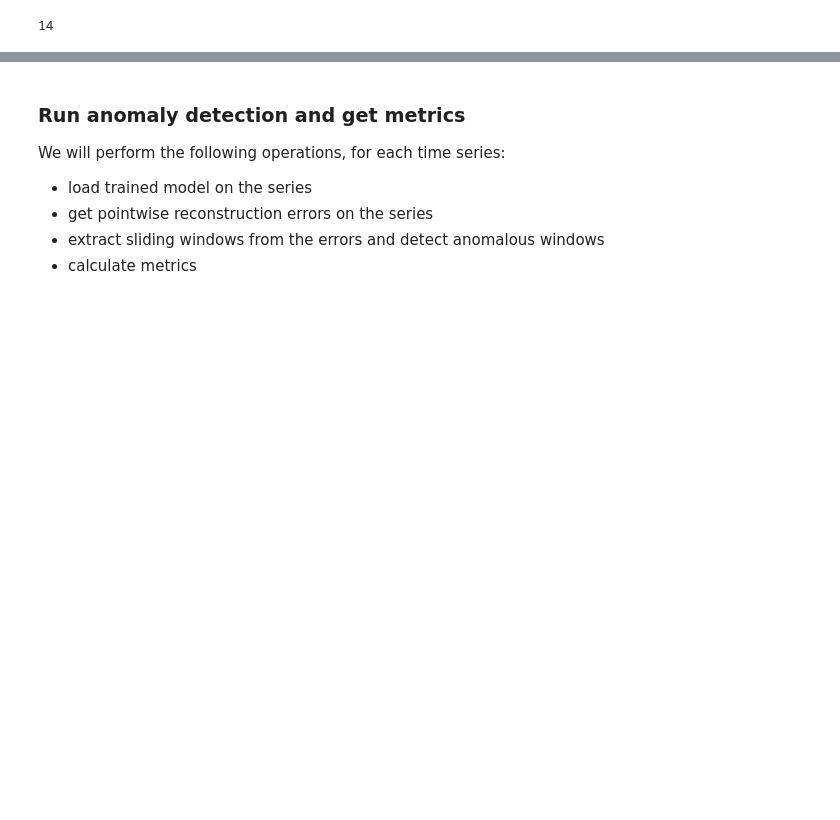
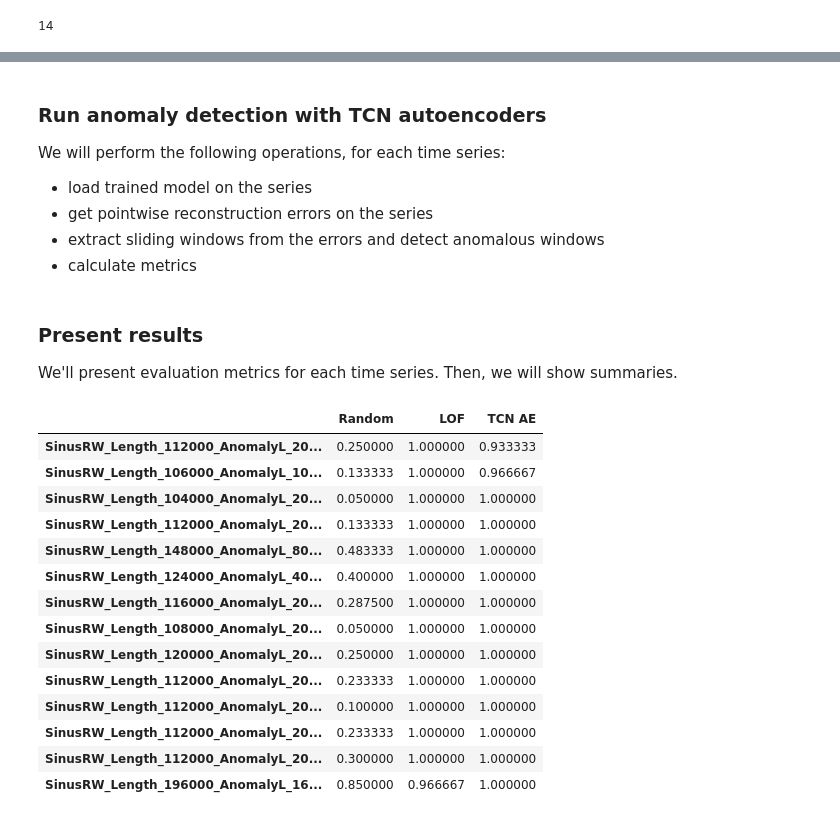
Before and after one commit to Hubert1225/Time-series-AD-with-TCN, a Jupyter notebook: evaluation.ipynb, the cells around one changed output, grey strips where cells are left out. Cells and saved outputs as stored; diff of their text form; code cells hidden in the pictures; blank space fills up the shorter version.

```diff
--- a/evaluation.ipynb
+++ b/evaluation.ipynb
@@ -32,0 +44,18 @@ len(all_series)
+# %%
+def evaluate_baseline(
+    baseline_detector: SubsequenceAnomalyDetector,
+    all_series: list[TimeSeriesWithAnoms],
+    metrics: list[EvaluationMetric],
+) -> dict[str, dict[str, float]]:
+    """Evaluate a baseline subsequence anomaly detection
+    model for each time series
+
+    Returns dict:
+    {series_name -> {metric_name -> metric_value}}
+    """
+    return {
+        series.name: evaluate_model(
+            series, baseline_detector, metrics
+        )
+        for series in tqdm(all_series)
+    }
@@ -33,5 +97,5 @@ len(all_series)
 # %% [markdown]
-### Run anomaly detection and get metrics
+### Run anomaly detection with TCN autoencoders
 
 We will perform the following operations, for each time series:
 
@@ -65,3 +127,29 @@ tcnae_metrics = evaluate_tcnae(
     metrics=metrics,
     params=tcn_ae_params,
 )
+# %% [markdown]
+### Present results
+
+We'll present evaluation metrics for each time series. Then, we will show summaries.
+# %%
+precision_at_k_results = pd.DataFrame({
+    detector_name: pd.Series({k: v['precision@k'] for k,v in detector_metrics.items()})
+    for detector_name, detector_metrics in [("Random", random_metrics), ("LOF", lof_metrics), ("TCN AE", tcnae_metrics)]
+})
+precision_at_k_results
+# %% [output]
+|  | Random | LOF | TCN AE |
+| SinusRW_Length_112000_AnomalyL_20... | 0.250000 | 1.000000 | 0.933333 |
+| SinusRW_Length_106000_AnomalyL_10... | 0.133333 | 1.000000 | 0.966667 |
+| SinusRW_Length_104000_AnomalyL_20... | 0.050000 | 1.000000 | 1.000000 |
+| SinusRW_Length_112000_AnomalyL_20... | 0.133333 | 1.000000 | 1.000000 |
+| SinusRW_Length_148000_AnomalyL_80... | 0.483333 | 1.000000 | 1.000000 |
+| SinusRW_Length_124000_AnomalyL_40... | 0.400000 | 1.000000 | 1.000000 |
+| SinusRW_Length_116000_AnomalyL_20... | 0.287500 | 1.000000 | 1.000000 |
+| SinusRW_Length_108000_AnomalyL_20... | 0.050000 | 1.000000 | 1.000000 |
+| SinusRW_Length_120000_AnomalyL_20... | 0.250000 | 1.000000 | 1.000000 |
+| SinusRW_Length_112000_AnomalyL_20... | 0.233333 | 1.000000 | 1.000000 |
+| SinusRW_Length_112000_AnomalyL_20... | 0.100000 | 1.000000 | 1.000000 |
+| SinusRW_Length_112000_AnomalyL_20... | 0.233333 | 1.000000 | 1.000000 |
+| SinusRW_Length_112000_AnomalyL_20... | 0.300000 | 1.000000 | 1.000000 |
+| SinusRW_Length_196000_AnomalyL_16... | 0.850000 | 0.966667 | 1.000000 |
```
Also changed, not shown: parts of 13 cells of this notebook, 2 other files.
